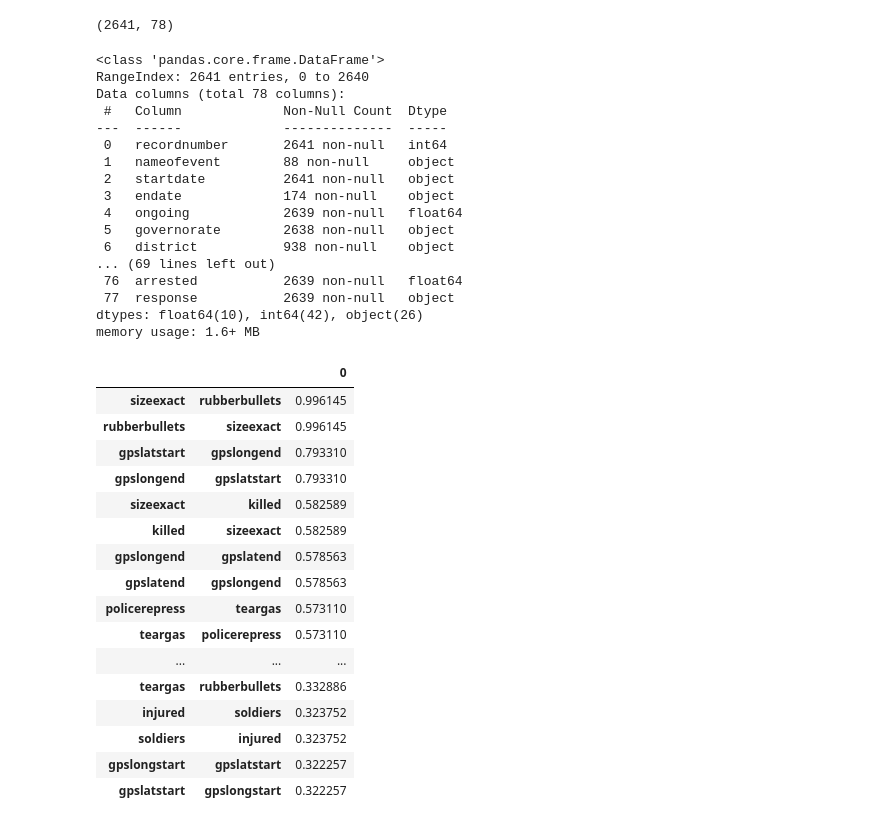
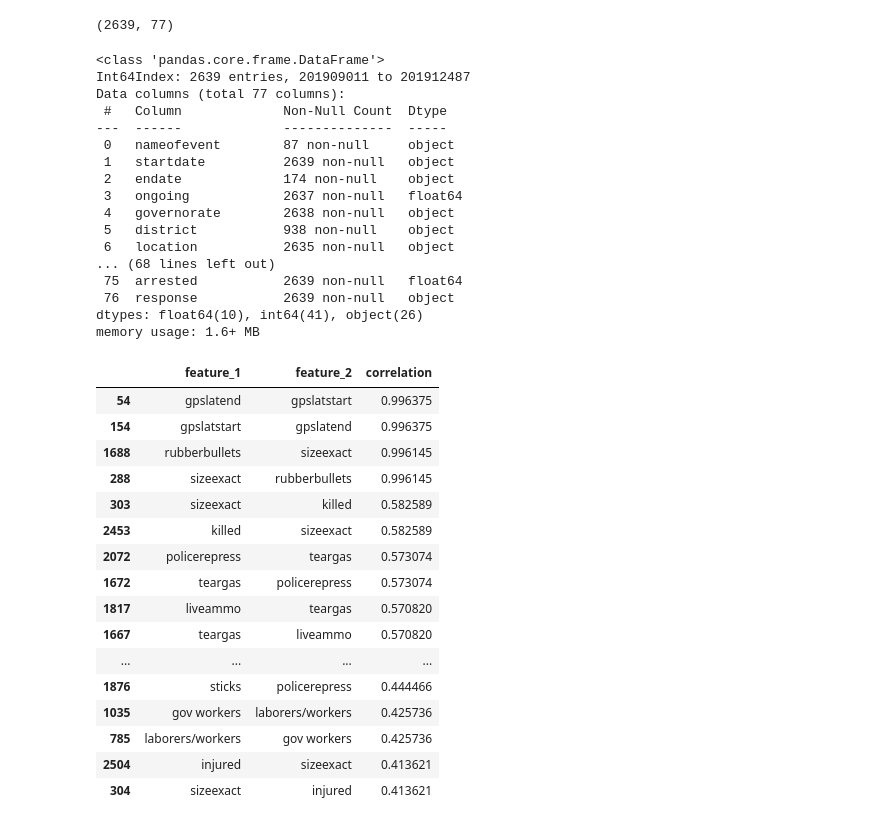
Before and after one commit to NoahDarwich/portest, a Jupyter notebook: notebooks/iraq_exploration.ipynb, the cells around one changed output. Drawn from its saved outputs; the diff is of its cells as text; code cells hidden in the pictures.

```diff
--- a/notebooks/iraq_exploration.ipynb
+++ b/notebooks/iraq_exploration.ipynb
@@ -5,4 +9,4 @@ import matplotlib.pyplot as plt
 # %%
-data = pd.read_csv('../pro-test/data/iraq_1_drop_non_impact_params.csv')
+data = pd.read_csv('../pro-test/data/iraq_1_drop_non_impact_params.csv', index_col=0)
 data.head(5)
 # %% [output]
@@ -16,24 +21,26 @@ data.head(5)
+# %%
+data.dropna(subset=['repression'], inplace=True)
 # %%
 data.shape
 # %% [output]
-(2641, 78)
+(2639, 77)
 # %%
 data.info()
 # %% [output]
 <class 'pandas.core.frame.DataFrame'>
-RangeIndex: 2641 entries, 0 to 2640
-Data columns (total 78 columns):
+Int64Index: 2639 entries, 201909011 to 201912487
+Data columns (total 77 columns):
  #   Column             Non-Null Count  Dtype
 ---  ------             --------------  -----
- 0   recordnumber       2641 non-null   int64
- 1   nameofevent        88 non-null     object
- 2   startdate          2641 non-null   object
- 3   endate             174 non-null    object
- 4   ongoing            2639 non-null   float64
- 5   governorate        2638 non-null   object
- 6   district           938 non-null    object
-... (69 lines left out)
- 76  arrested           2639 non-null   float64
- 77  response           2639 non-null   object
-dtypes: float64(10), int64(42), object(26)
+ 0   nameofevent        87 non-null     object
+ 1   startdate          2639 non-null   object
+ 2   endate             174 non-null    object
+ 3   ongoing            2637 non-null   float64
+ 4   governorate        2638 non-null   object
+ 5   district           938 non-null    object
+ 6   location           2635 non-null   object
+... (68 lines left out)
+ 75  arrested           2639 non-null   float64
+ 76  response           2639 non-null   object
+dtypes: float64(10), int64(41), object(26)
 memory usage: 1.6+ MB
@@ -46,25 +49,26 @@ data2 = data[['governorate','location','locationtypeend','sizeexact','sizeestima
 # %%
-corr = data.corr().abs()
+corr = data.corr()
 corr[corr == 1] = 0
-unstacked = corr.unstack()
-sorted_ = unstacked.sort_values(ascending=False)
-
-sorted_[2:60].to_frame()
+unstacked = corr.unstack().reset_index()
+unstacked.columns = ['feature_1','feature_2', 'correlation']
+unstacked.sort_values(by="correlation",ascending=False, inplace=True)
+corr_df = unstacked[unstacked['feature_1'] != unstacked['feature_2']]
+corr_df[corr_df['correlation']>0.4]
 # %% [output]
-|  |  | 0 |
-| sizeexact | rubberbullets | 0.996145 |
-| rubberbullets | sizeexact | 0.996145 |
-| gpslatstart | gpslongend | 0.793310 |
-| gpslongend | gpslatstart | 0.793310 |
-| sizeexact | killed | 0.582589 |
-| killed | sizeexact | 0.582589 |
-| gpslongend | gpslatend | 0.578563 |
-| gpslatend | gpslongend | 0.578563 |
-| policerepress | teargas | 0.573110 |
-| teargas | policerepress | 0.573110 |
-| ... | ... | ... |
-| teargas | rubberbullets | 0.332886 |
-| injured | soldiers | 0.323752 |
-| soldiers | injured | 0.323752 |
-| gpslongstart | gpslatstart | 0.322257 |
-| gpslatstart | gpslongstart | 0.322257 |
+|  | feature_1 | feature_2 | correlation |
+| 54 | gpslatend | gpslatstart | 0.996375 |
+| 154 | gpslatstart | gpslatend | 0.996375 |
+| 1688 | rubberbullets | sizeexact | 0.996145 |
+| 288 | sizeexact | rubberbullets | 0.996145 |
+| 303 | sizeexact | killed | 0.582589 |
+| 2453 | killed | sizeexact | 0.582589 |
+| 2072 | policerepress | teargas | 0.573074 |
+| 1672 | teargas | policerepress | 0.573074 |
+| 1817 | liveammo | teargas | 0.570820 |
+| 1667 | teargas | liveammo | 0.570820 |
+| ... | ... | ... | ... |
+| 1876 | sticks | policerepress | 0.444466 |
+| 1035 | gov workers | laborers/workers | 0.425736 |
+| 785 | laborers/workers | gov workers | 0.425736 |
+| 2504 | injured | sizeexact | 0.413621 |
+| 304 | sizeexact | injured | 0.413621 |
```
Also changed, not shown: parts of 18 cells of this notebook.
